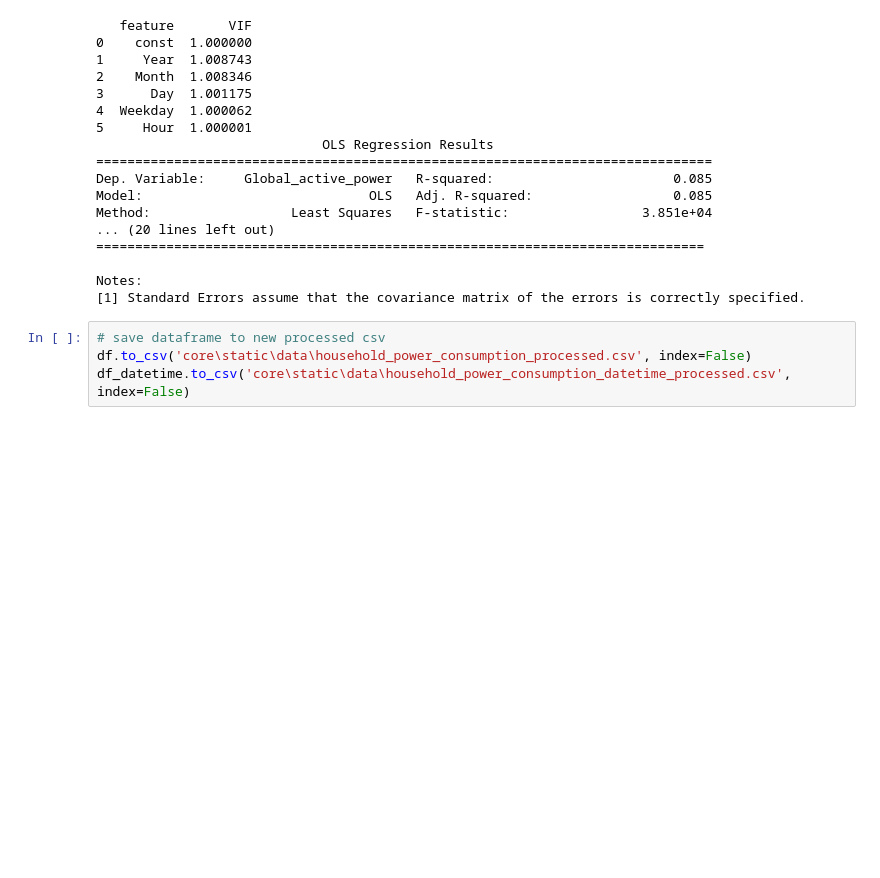
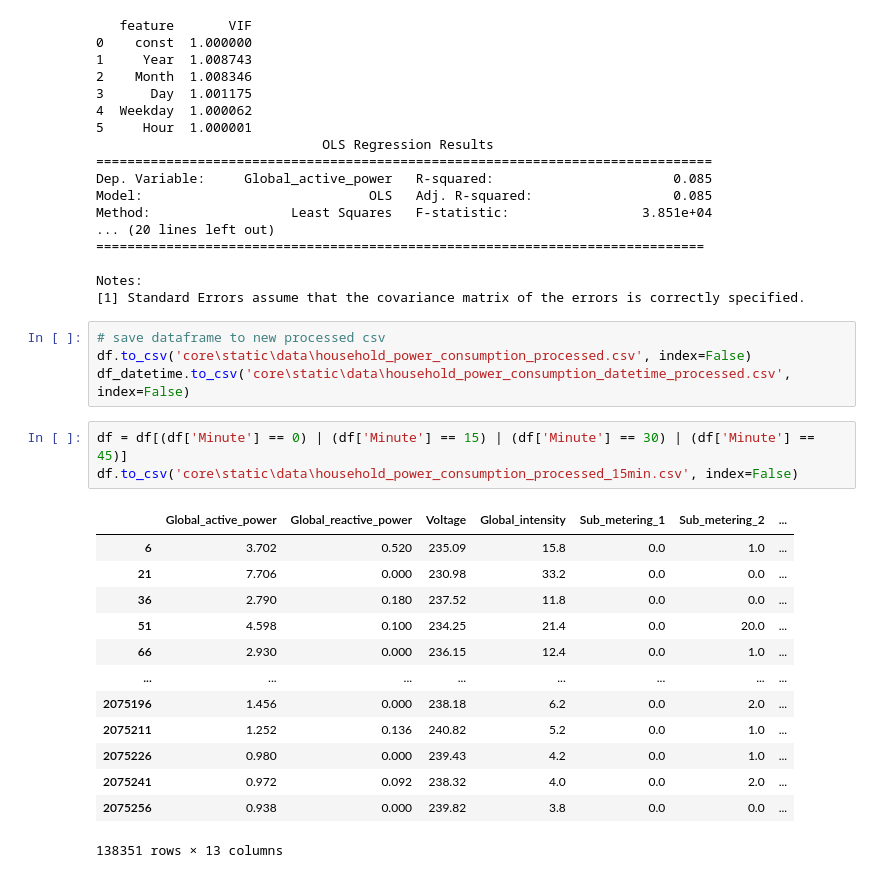
Before and after one commit to Ozziehman/Energiescan, a Jupyter notebook: household_power_consumption_EDA_preprocessing.ipynb, the cells around one changed output. Saved outputs shown, nothing was run; the diff lists cells and outputs as text; blank space fills up the shorter version.

Commit message:
15 min household setup

```diff
--- a/household_power_consumption_EDA_preprocessing.ipynb
+++ b/household_power_consumption_EDA_preprocessing.ipynb
@@ -193,3 +193,20 @@ Notes:
 # save dataframe to new processed csv
 df.to_csv('core\static\data\household_power_consumption_processed.csv', index=False)
 df_datetime.to_csv('core\static\data\household_power_consumption_datetime_processed.csv', index=False)
+# %%
+df = df[(df['Minute'] == 0) | (df['Minute'] == 15) | (df['Minute'] == 30) | (df['Minute'] == 45)]
+df.to_csv('core\static\data\household_power_consumption_processed_15min.csv', index=False)
+# %% [output]
+|  | Global_active_power | Global_reactive_power | Voltage | Global_intensity | Sub_metering_1 | Sub_metering_2 | ... |
+| 6 | 3.702 | 0.520 | 235.09 | 15.8 | 0.0 | 1.0 | ... |
+| 21 | 7.706 | 0.000 | 230.98 | 33.2 | 0.0 | 0.0 | ... |
+| 36 | 2.790 | 0.180 | 237.52 | 11.8 | 0.0 | 0.0 | ... |
+| 51 | 4.598 | 0.100 | 234.25 | 21.4 | 0.0 | 20.0 | ... |
+| 66 | 2.930 | 0.000 | 236.15 | 12.4 | 0.0 | 1.0 | ... |
+| ... | ... | ... | ... | ... | ... | ... | ... |
+| 2075196 | 1.456 | 0.000 | 238.18 | 6.2 | 0.0 | 2.0 | ... |
+| 2075211 | 1.252 | 0.136 | 240.82 | 5.2 | 0.0 | 1.0 | ... |
+| 2075226 | 0.980 | 0.000 | 239.43 | 4.2 | 0.0 | 1.0 | ... |
+| 2075241 | 0.972 | 0.092 | 238.32 | 4.0 | 0.0 | 2.0 | ... |
+| 2075256 | 0.938 | 0.000 | 239.82 | 3.8 | 0.0 | 0.0 | ... |
+138351 rows × 13 columns
```
